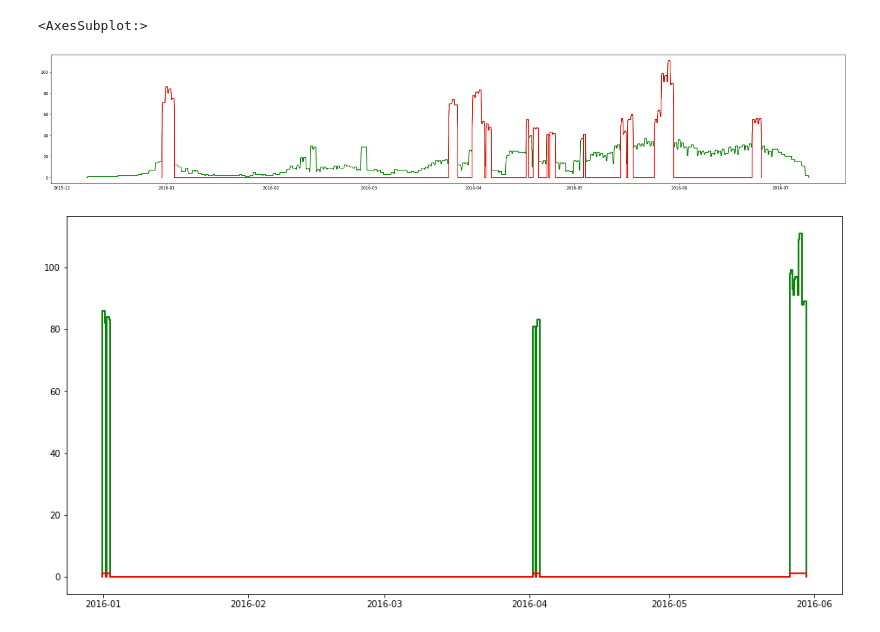
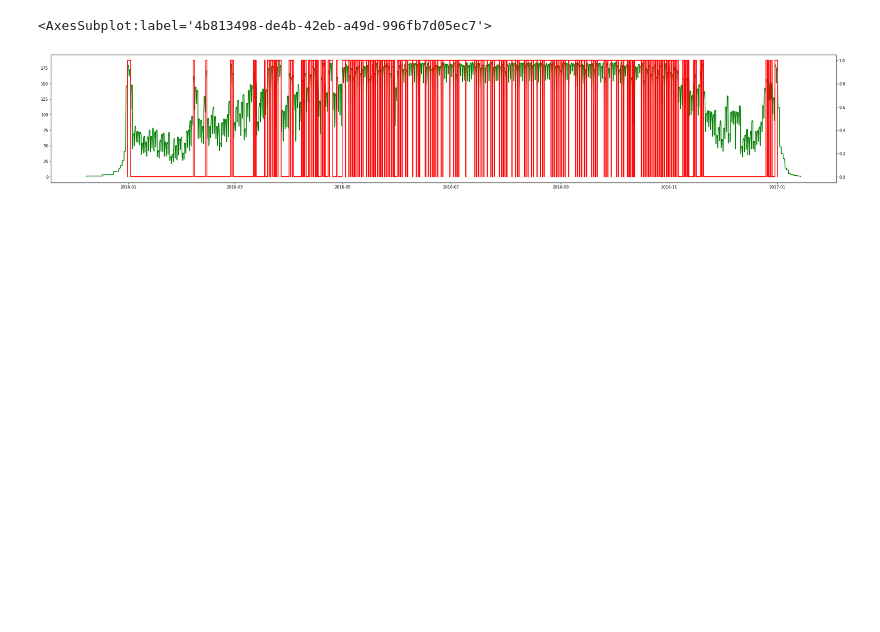
Before and after one commit to probability/topicmodelunderstanding, a Jupyter notebook: Notebooks/Examples 4.ipynb, the cells around one changed output. Cells and saved outputs as stored; diff of their text form; code cells hidden in the pictures; blank space fills up the shorter version.

```diff
--- a/Notebooks/Examples 4.ipynb
+++ b/Notebooks/Examples 4.ipynb
@@ -21,19 +16,19 @@ df.head()
 # %%
 #%%timeit -r 3 -n 3
-hotel_stays = Steps.read_dataframe(df.head(1000),'check_in', 'check_out')
+hotel_stays = Steps.read_dataframe(df,'check_in', 'check_out')
 #aborted_type1 = Steps.read_dataframe(df,'arrived','aborted')
 #duration_type1 = Steps.read_dataframe(df,'answered','complete')
 # %%
 timespan = {'lbound':pd.Timestamp(2020,2,15,10),'ubound':pd.Timestamp(2020,2,16)}
 ax = hotel_stays.plot(color='g',size=(36,6))
-(hotel_stays>40).plot(ax=ax,color='r')
+hotel125 = (hotel_stays>150)
+#hotel125.plot(ax=ax,color='r')
 
-ax2 = (hotel_stays>80).plot(color='g')
-(hotel_stays>80).normalise().plot(ax=ax2,color='r')
+#ax2 = (hotel_stays>80).plot(color='g')
+hotel125.normalise().plot(ax=ax.twinx(),color='r')
 
 #aborted_type1.plot(ax=ax,color='r')
 #duration_type1.plot(ax=ax,color='blue')
 # %% [output]
-<AxesSubplot:>
+<AxesSubplot:label='4b813498-de4b-42eb-a49d-996fb7d05ec7'>
-[figure, old version]
+[figure, new version]
-[figure, removed]
```
Also changed, not shown: parts of 1 cell of this notebook, 9 other files.
